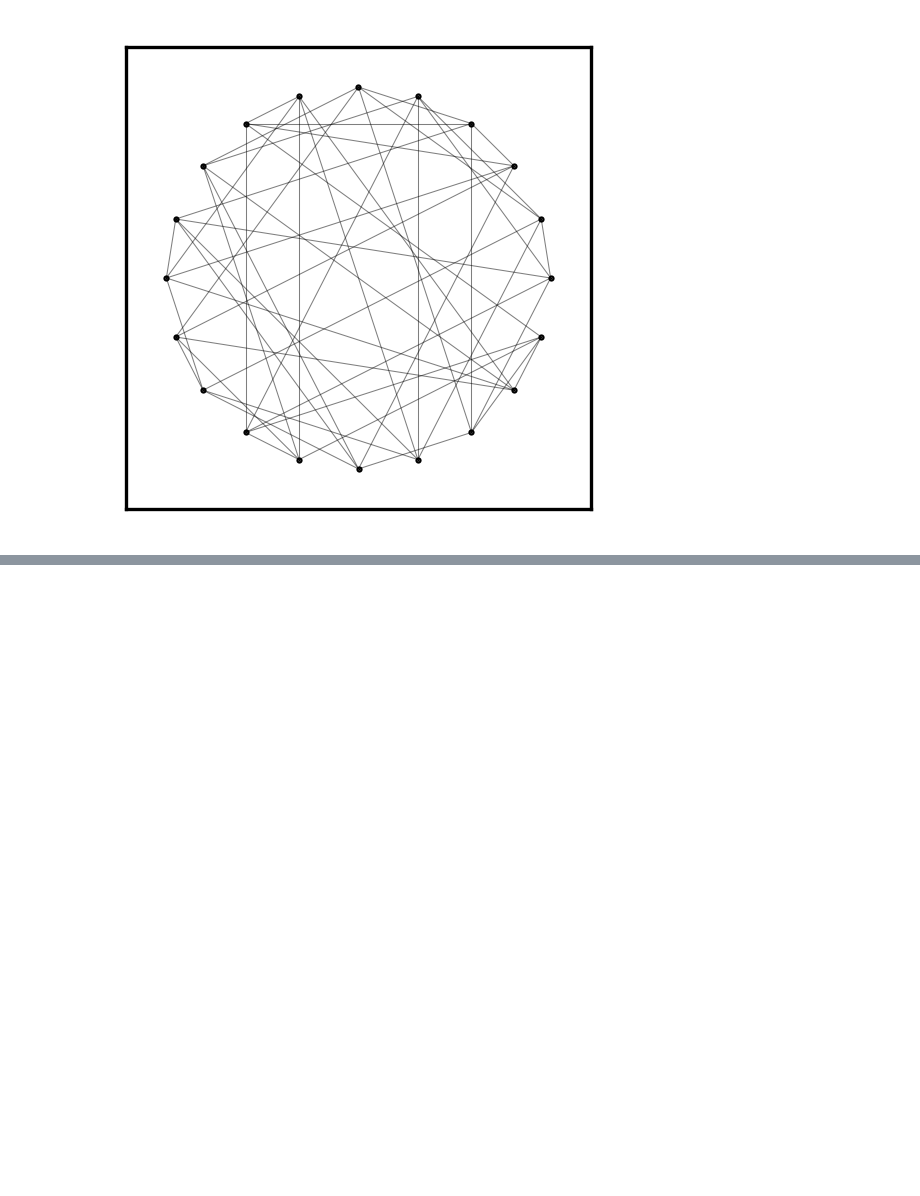
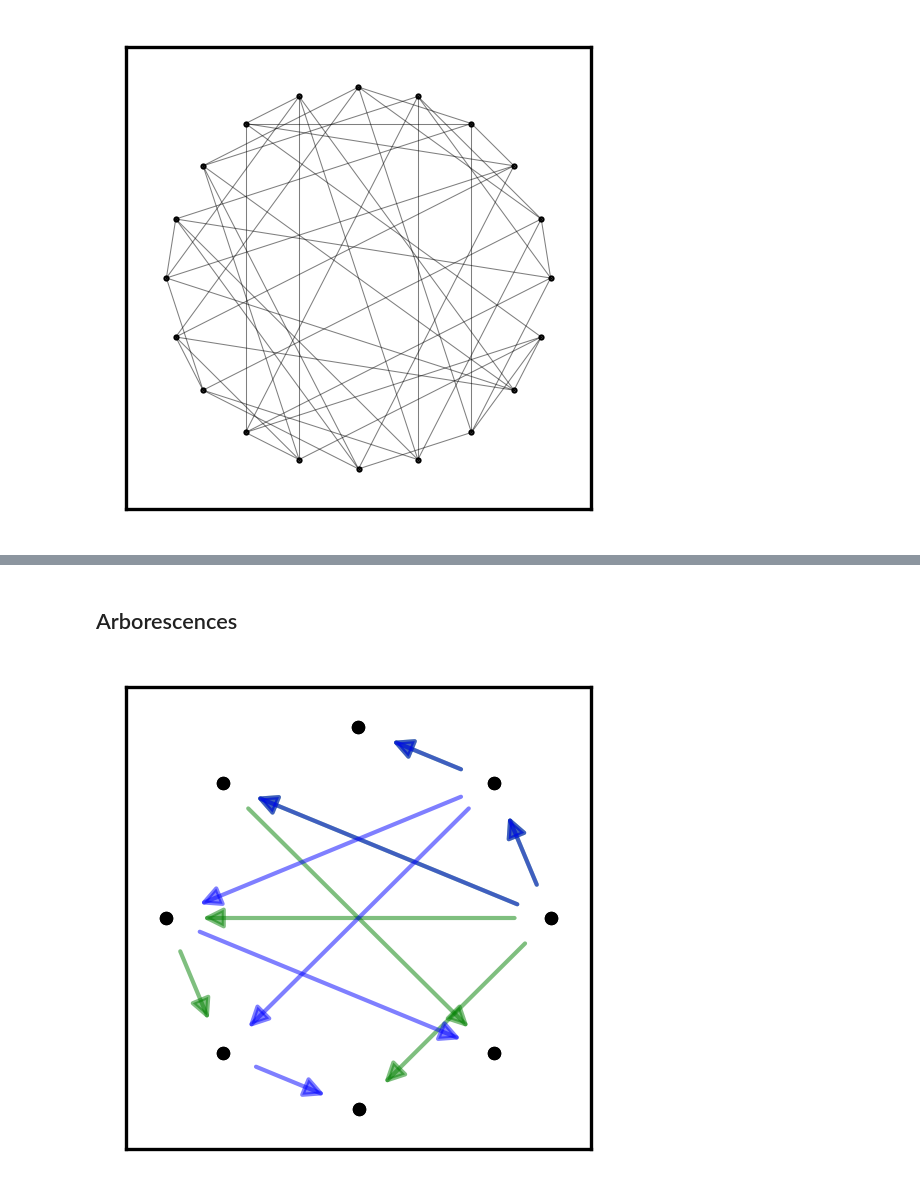
Before and after one commit to hans-riess/prefdynamo, a Jupyter notebook: code/notebook.ipynb, the cells around one changed output, grey strips where cells are left out. Drawn from its saved outputs; the diff is of its cells as text; code cells hidden in the pictures; blank space fills up the shorter version.

```diff
--- a/code/notebook.ipynb
+++ b/code/notebook.ipynb
@@ -106,0 +129,2 @@ plt.show()
+# %% [markdown]
+## Arborescences
@@ -106,0 +136,12 @@ plt.show()
+# %%
+n_alternatives = 8
+tree_1 = generate_random_arborescence(n_alternatives)
+tree_2 = generate_random_arborescence(n_alternatives)
+pref_1 = Preference(tree_1)
+pref_2 = Preference(tree_2)
+fig,ax = plt.subplots(figsize=[2,2],dpi=300)
+pref_1.plot(edge_color='green',ax=ax)
+pref_2.plot(edge_color='blue',ax=ax)
+plt.show()
+# %% [output]
+[figure, added]
```
Also changed, not shown: parts of 11 cells of this notebook, 2 other files.
